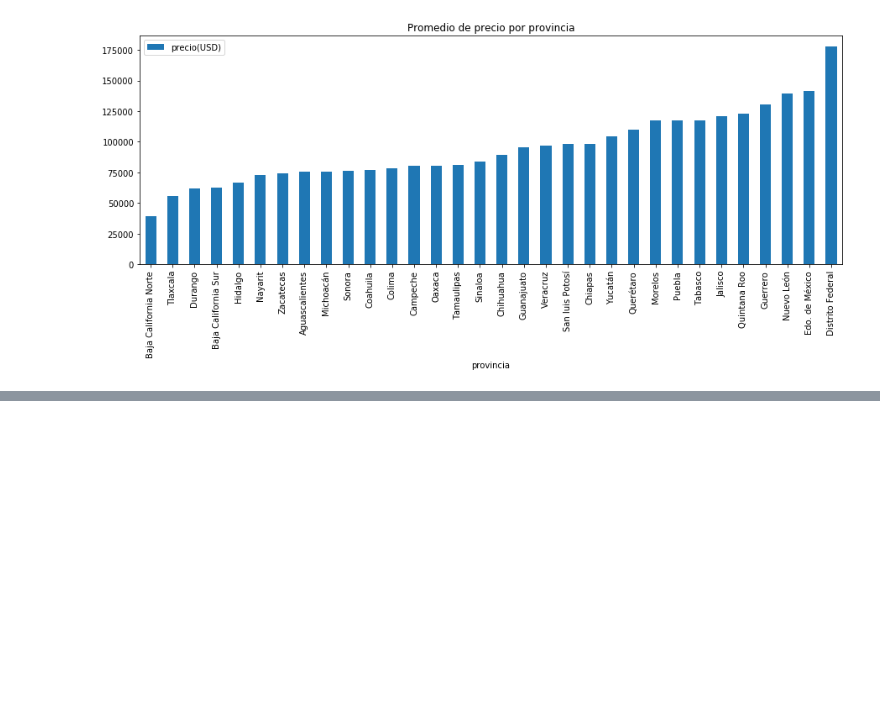
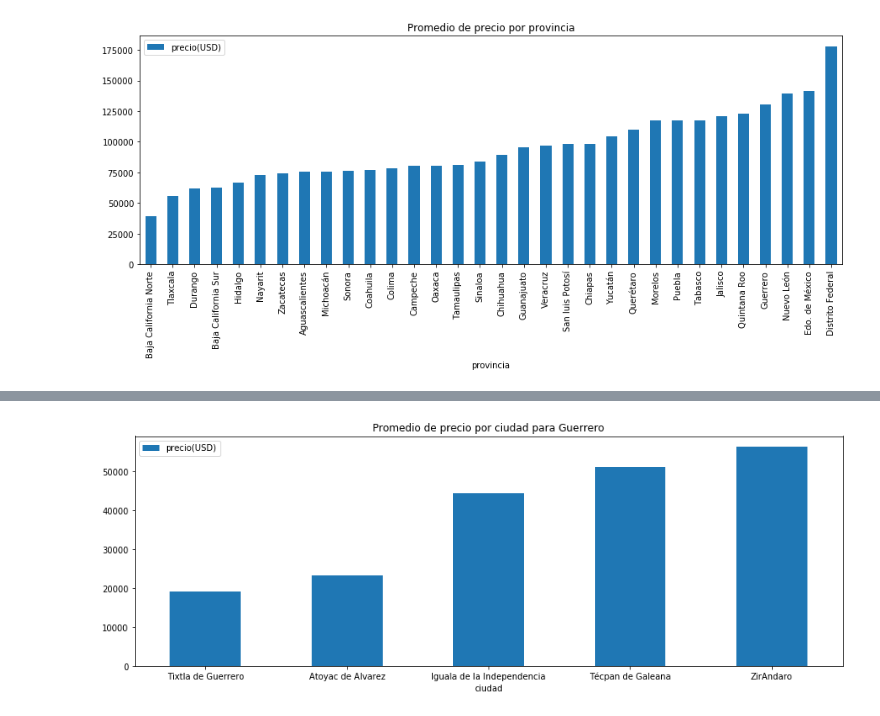
Before and after one commit to JuanCruzCastroLopez/tp1-zonajobs-analysis, a Jupyter notebook: zonajobs-analysis.ipynb, the cells around one changed output, grey strips where cells are left out. Cells and saved outputs as stored; diff of their text form; code cells hidden in the pictures; blank space fills up the shorter version.

```diff
--- a/zonajobs-analysis.ipynb
+++ b/zonajobs-analysis.ipynb
@@ -54,0 +74,5 @@ tipoDePropiedadPorProvincia = propiedades.dropna(subset=['provincia'])[['provinc
+# %%
+promedioPrecioPorCiudad('Guerrero').plot(kind='bar', figsize=(15, 5), rot=0,
+                                       title="Promedio de precio por ciudad para Guerrero");
+# %% [output]
+[figure, added]
```
Also changed, not shown: parts of 9 cells of this notebook.
